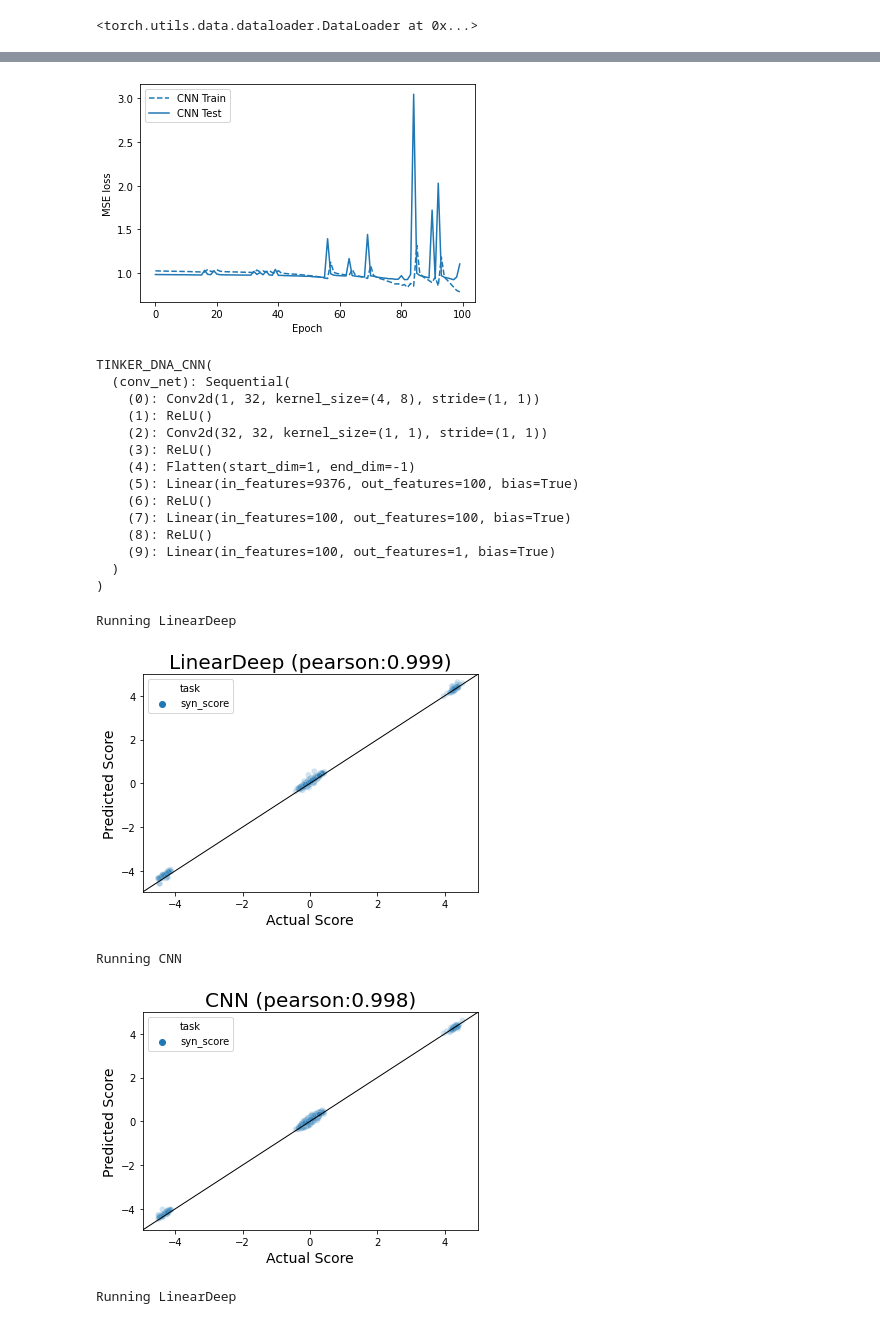
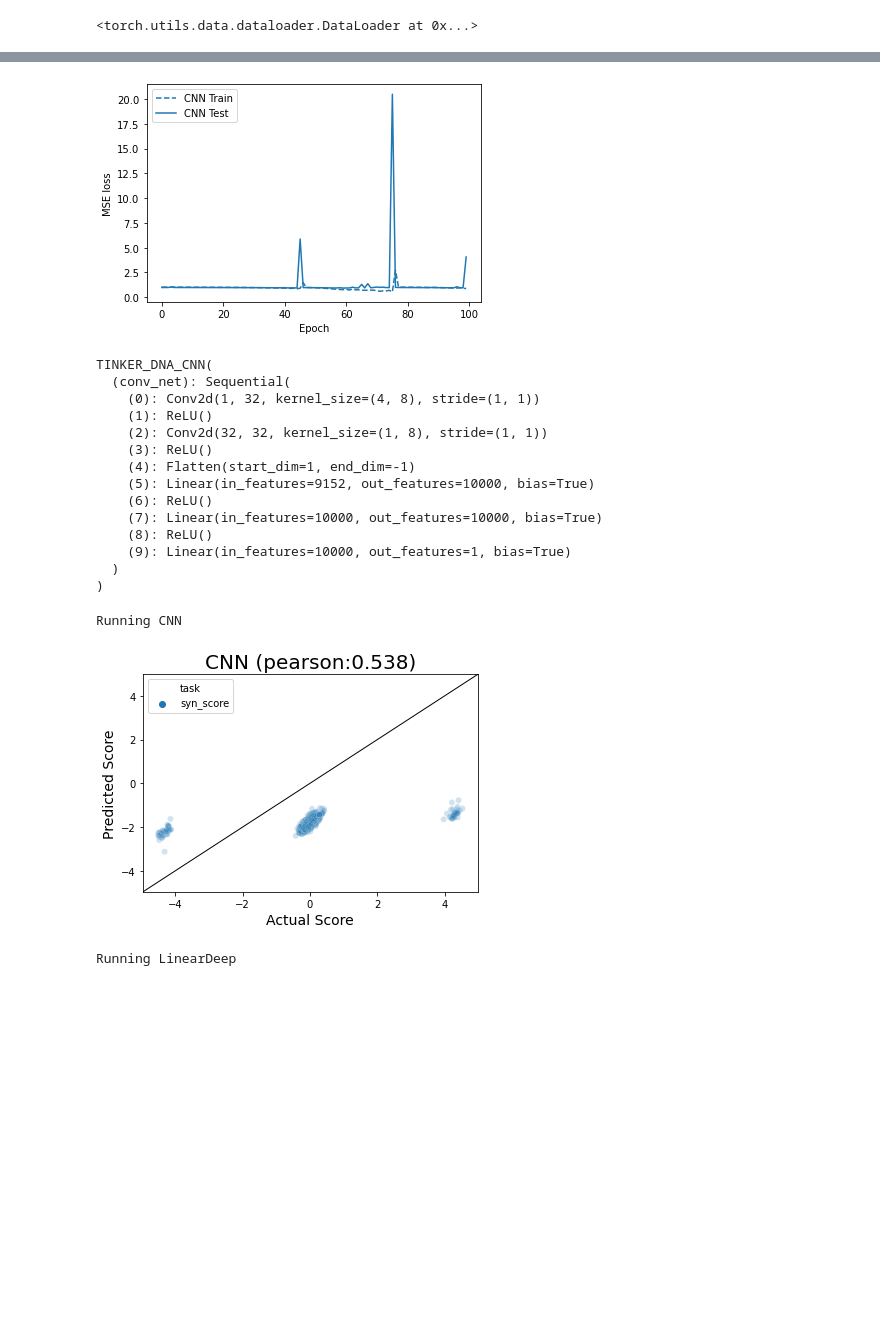
Before and after one commit to erinhwilson/deep-5g-sandbox, a Jupyter notebook: synthetic_data_300bp.ipynb, the cells around one changed output, grey strips where cells are left out. Saved outputs shown, nothing was run; the diff lists cells and outputs as text; code cells hidden in the pictures; blank space fills up the shorter version.

```diff
--- a/synthetic_data_300bp.ipynb
+++ b/synthetic_data_300bp.ipynb
@@ -689,8 +689,8 @@ ohe_train_dl
 seq_len = len(train_df['upstream_region'].values[0])
 mer8motif_model_cnn = TINKER_DNA_CNN(
     seq_len,
-    fc_node_num0=100,
-    fc_node_num1=100
+    fc_node_num0=10000,
+    fc_node_num1=10000
 )
 mer8motif_model_cnn.to(DEVICE)
 
@@ -728,42 +728,40 @@ tu.quick_loss_plot(mer8motif_cnn_data_label)
 
 mer8motif_model_cnn
 # %% [output]
-[figure, old version]
+[figure, new version]
 TINKER_DNA_CNN(
   (conv_net): Sequential(
     (0): Conv2d(1, 32, kernel_size=(4, 8), stride=(1, 1))
     (1): ReLU()
-    (2): Conv2d(32, 32, kernel_size=(1, 1), stride=(1, 1))
+    (2): Conv2d(32, 32, kernel_size=(1, 8), stride=(1, 1))
     (3): ReLU()
     (4): Flatten(start_dim=1, end_dim=-1)
-    (5): Linear(in_features=9376, out_features=100, bias=True)
+    (5): Linear(in_features=9152, out_features=10000, bias=True)
     (6): ReLU()
-    (7): Linear(in_features=100, out_features=100, bias=True)
+    (7): Linear(in_features=10000, out_features=10000, bias=True)
     (8): ReLU()
-    (9): Linear(in_features=100, out_features=1, bias=True)
+    (9): Linear(in_features=10000, out_features=1, bias=True)
   )
 )
 # %%
 models = [
-    ("LinearDeep",mer8motif_model_lin_d,DatasetSpec('ohe')),
+    #("LinearDeep",mer8motif_model_lin_d,DatasetSpec('ohe')),
     ("CNN",mer8motif_model_cnn,DatasetSpec('ohe')),
 #     ("Kmer1_8mer",mer8motif_model_kmer1,DatasetSpec('kmer',k=1)),
 #     ("Kmer3_8mer",mer8motif_model_kmer3,DatasetSpec('kmer',k=3)),
 ]
 
 
 seqs = train_df['locus_tag'].values #val_df['locus_tag'].values
 task = "6mer_motif"
 
 oracle_syn = dict([(a,[b]) for a,b in XYdf[['locus_tag','syn_score']].values])
 
 
 dfs = parity_pred_multi(models, seqs, oracle_syn,task,['syn_score'],alt=False)
 # %% [output]
-Running LinearDeep
+Running CNN
-[figure, old version]
+[figure, new version]
-Running CNN
-[figure, removed]
 # %%
 # models = [
 #     ("LinearDeep",mer8motif_model_lin_d,DatasetSpec('ohe')),
```
Also changed, not shown: parts of 2 cells of this notebook, 1 other file.
